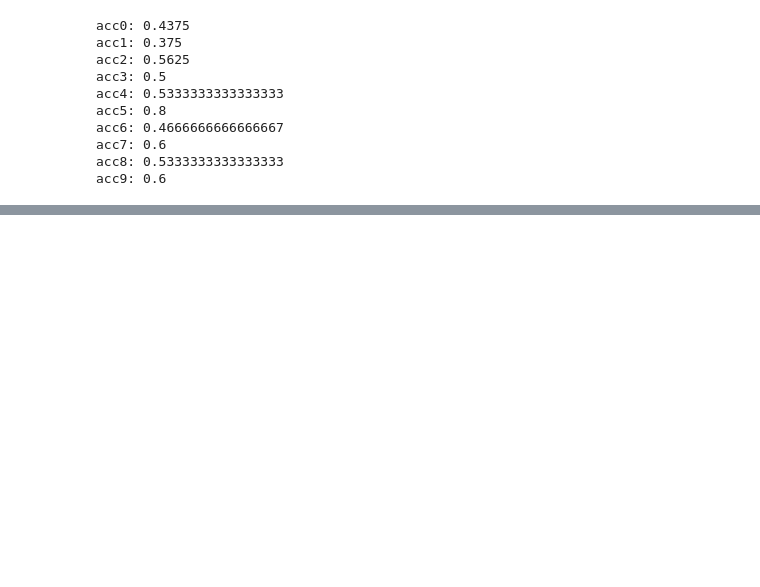
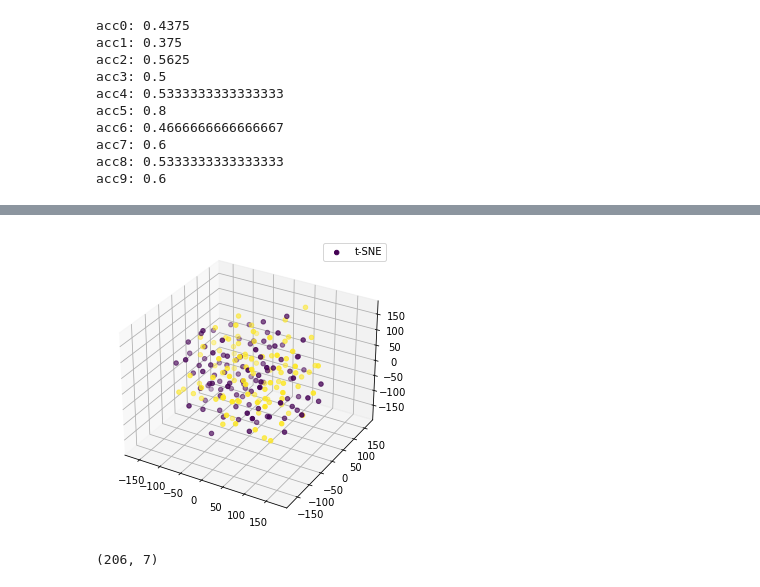
Before and after one commit to tuteng0915/resilience, a Jupyter notebook: src/DataProcess.ipynb, the cells around one changed output, grey strips where cells are left out. Saved outputs shown, nothing was run; the diff lists cells and outputs as text; code cells hidden in the pictures; blank space fills up the shorter version.

```diff
--- a/src/DataProcess.ipynb
+++ b/src/DataProcess.ipynb
@@ -381,0 +413,13 @@ for i in range(6):
+# %%
+X_tsne = TSNE(n_components=3,random_state=0).fit_transform(X)
+fig = plt.figure()
+ax = Axes3D(fig)
+ax.scatter3D(X_tsne[:, 0], X_tsne[:, 1],X_tsne[:, 2],c = y,label="t-SNE")
+plt.legend()
+plt.show()
+# %% [output]
+[figure, added]
+# %%
+X.shape
+# %% [output]
+(206, 7)
```
Also changed, not shown: parts of 7 cells of this notebook.
